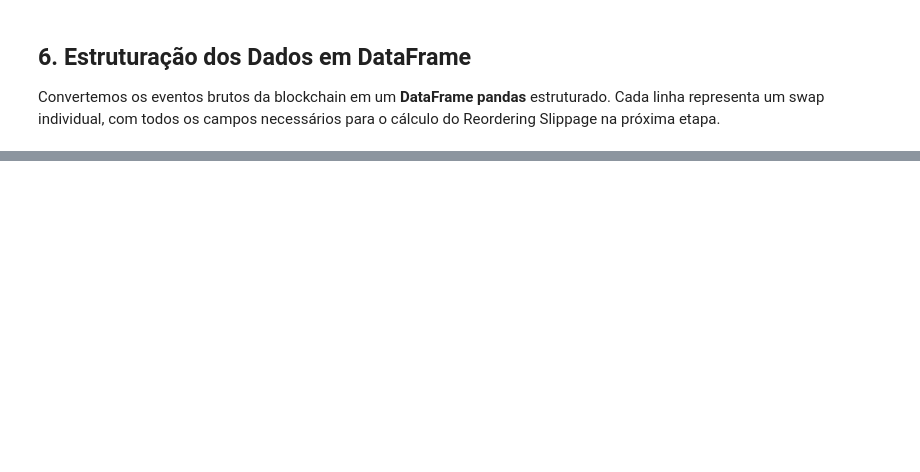
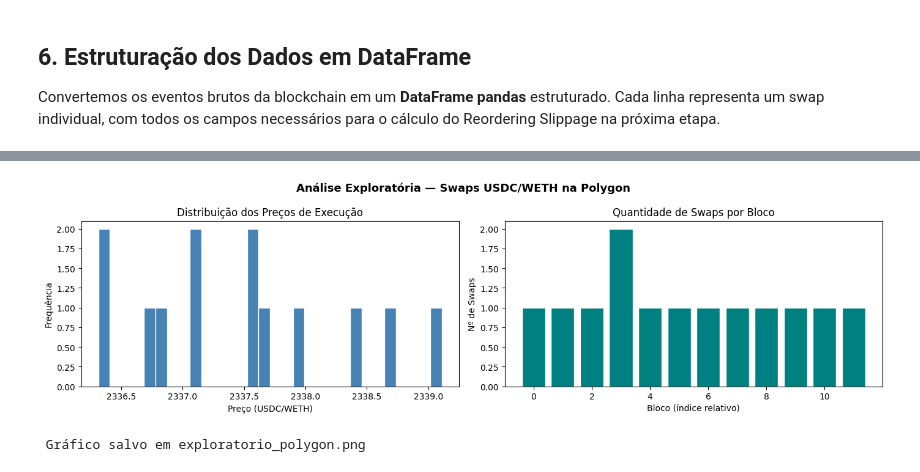
Before and after one commit to alinec-santos/slippage-analysis, a Jupyter notebook: mev_coleta.ipynb, the cells around one changed output, grey strips where cells are left out. Cells and saved outputs as stored; diff of their text form; code cells hidden in the pictures; blank space fills up the shorter version.

```diff
--- a/mev_coleta.ipynb
+++ b/mev_coleta.ipynb
@@ -239,0 +312,26 @@ else:
+# %%
+import matplotlib.pyplot as plt
+
+fig, axes = plt.subplots(1, 2, figsize=(14, 4))
+fig.suptitle("Análise Exploratória — Swaps USDC/WETH na Polygon", fontsize=13, fontweight="bold")
+
+# Gráfico 1: Distribuição de preços de execução
+axes[0].hist(df["preco_execucao"], bins=30, color="steelblue", edgecolor="white")
+axes[0].set_title("Distribuição dos Preços de Execução")
+axes[0].set_xlabel("Preço (USDC/WETH)")
+axes[0].set_ylabel("Frequência")
+
+# Gráfico 2: Swaps por bloco
+swaps_por_bloco = df.groupby("bloco").size()
+axes[1].bar(range(len(swaps_por_bloco)), swaps_por_bloco.values, color="teal", edgecolor="white")
+axes[1].set_title("Quantidade de Swaps por Bloco")
+axes[1].set_xlabel("Bloco (índice relativo)")
+axes[1].set_ylabel("Nº de Swaps")
+
+plt.tight_layout()
+plt.savefig("exploratorio_polygon.png", dpi=150, bbox_inches="tight")
+plt.show()
+print(" Gráfico salvo em exploratorio_polygon.png")
+# %% [output]
+[figure, added]
+ Gráfico salvo em exploratorio_polygon.png
```
Also changed, not shown: parts of 6 cells of this notebook, 1 other file.
